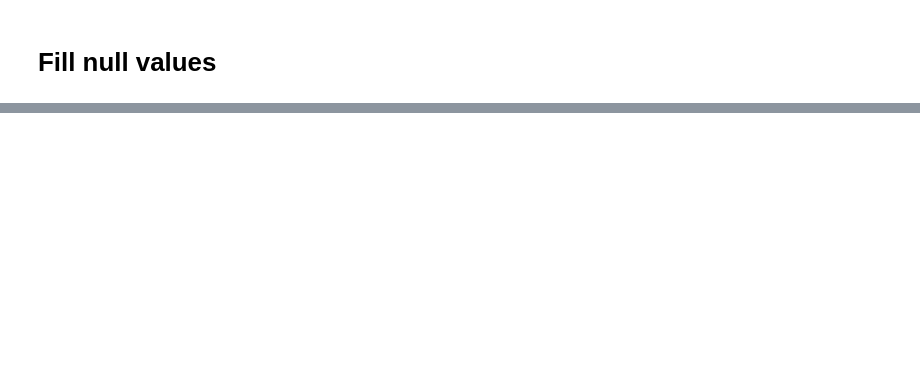
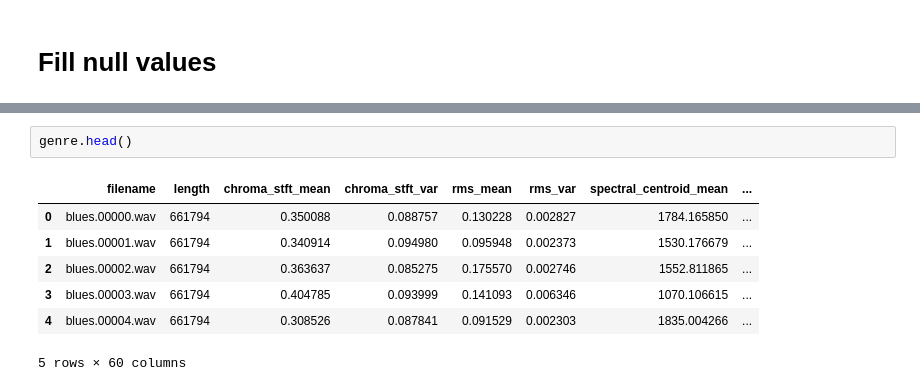
Before and after one commit to ssmcnatt/unsupervised-learning-cap03, a Jupyter notebook: music-genre-analysis.ipynb, the cells around one changed output, grey strips where cells are left out. Cells and saved outputs as stored; diff of their text form; blank space fills up the shorter version.

```diff
--- a/music-genre-analysis.ipynb
+++ b/music-genre-analysis.ipynb
@@ -245,0 +265,10 @@ interactive(children=(Dropdown(description='x', options=('spotify_track_duration
+# %%
+genre.head()
+# %% [output]
+|  | filename | length | chroma_stft_mean | chroma_stft_var | rms_mean | rms_var | spectral_centroid_mean | ... |
+| 0 | blues.00000.wav | 661794 | 0.350088 | 0.088757 | 0.130228 | 0.002827 | 1784.165850 | ... |
+| 1 | blues.00001.wav | 661794 | 0.340914 | 0.094980 | 0.095948 | 0.002373 | 1530.176679 | ... |
+| 2 | blues.00002.wav | 661794 | 0.363637 | 0.085275 | 0.175570 | 0.002746 | 1552.811865 | ... |
+| 3 | blues.00003.wav | 661794 | 0.404785 | 0.093999 | 0.141093 | 0.006346 | 1070.106615 | ... |
+| 4 | blues.00004.wav | 661794 | 0.308526 | 0.087841 | 0.091529 | 0.002303 | 1835.004266 | ... |
+5 rows × 60 columns
```
Also changed, not shown: parts of 12 cells of this notebook, 1 other file.
